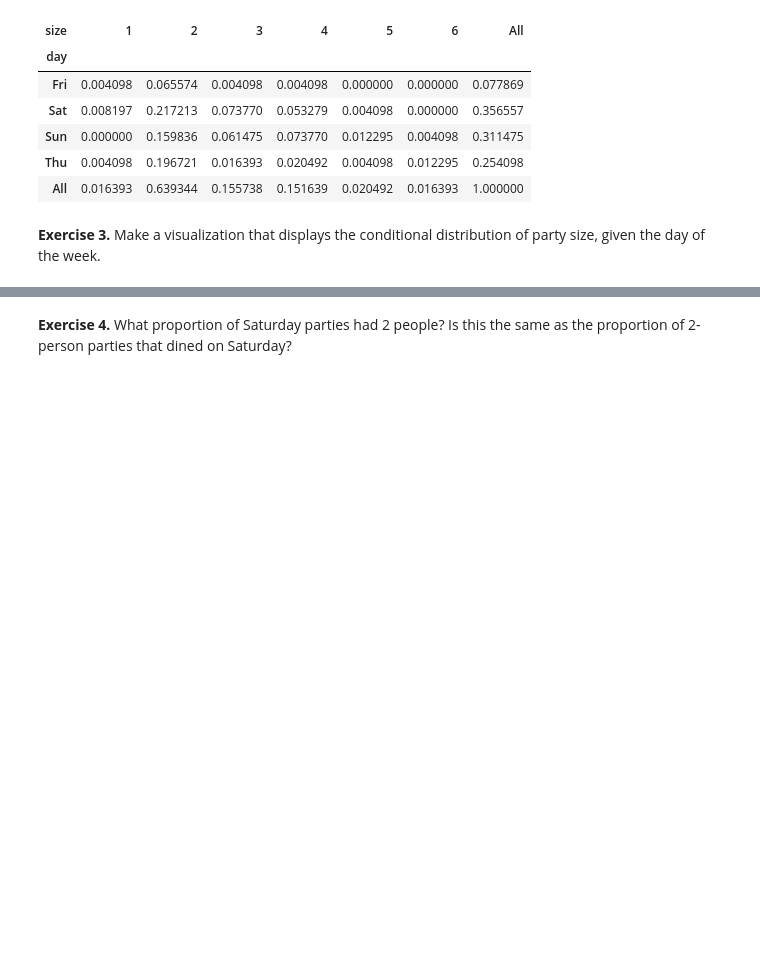
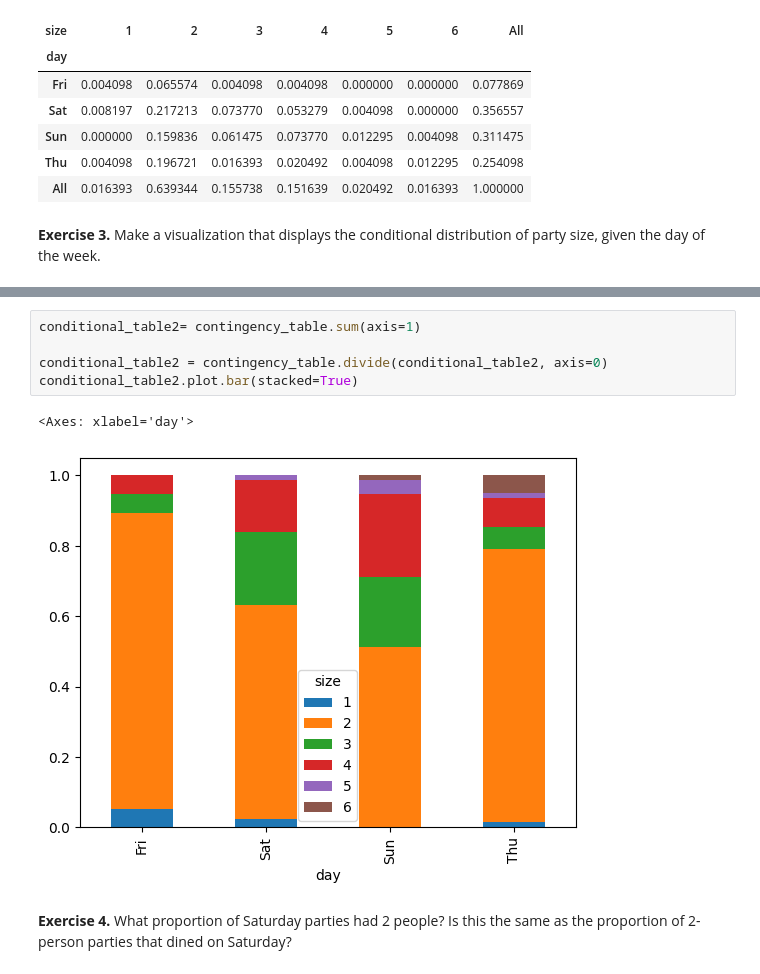
Before and after one commit to Mazrah18/CS105-DataAnaLysis, a Jupyter notebook: LABS/Lab-3/3A Relationships between Categorical Variables.ipynb, the cells around one changed output, grey strips where cells are left out. Cells and saved outputs as stored; diff of their text form; blank space fills up the shorter version.

```diff
--- a/LABS/Lab-3/3A Relationships between Categorical Variables.ipynb
+++ b/LABS/Lab-3/3A Relationships between Categorical Variables.ipynb
@@ -422,3 +442,11 @@ conditional_table
+# %%
+conditional_table2= contingency_table.sum(axis=1)
+
+conditional_table2 = contingency_table.divide(conditional_table2, axis=0)
+conditional_table2.plot.bar(stacked=True)
+# %% [output]
+<Axes: xlabel='day'>
+[figure, added]
 # %% [markdown]
 **Exercise 4.** What proportion of Saturday parties had 2 people? Is this the same as the proportion of 2-person parties that dined on Saturday?
 # %%
```
Also changed, not shown: parts of 10 cells of this notebook.
